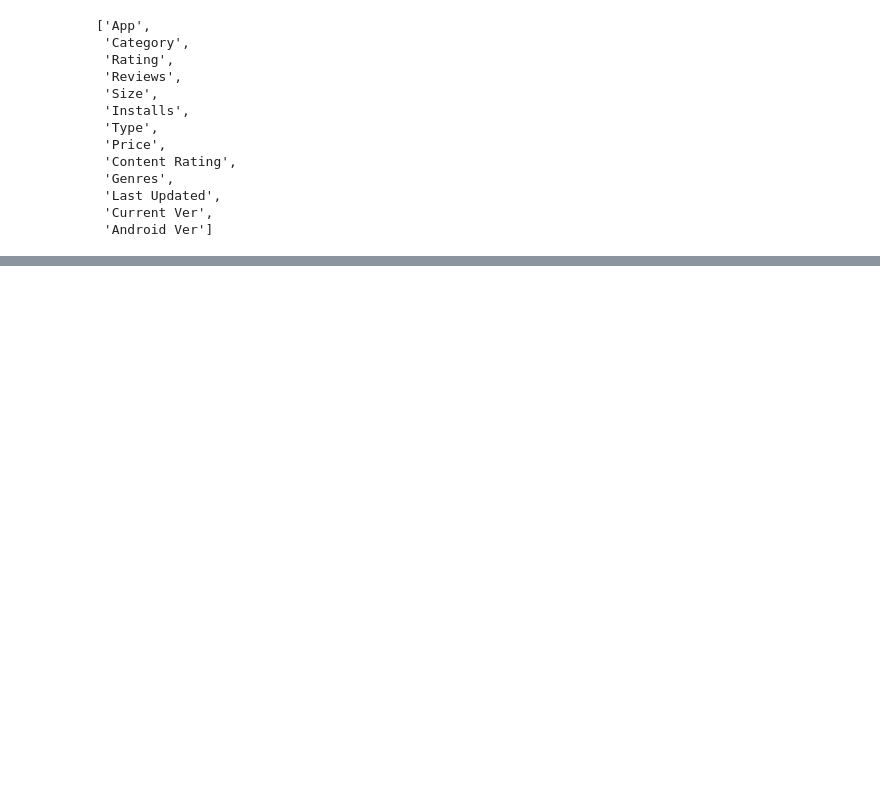
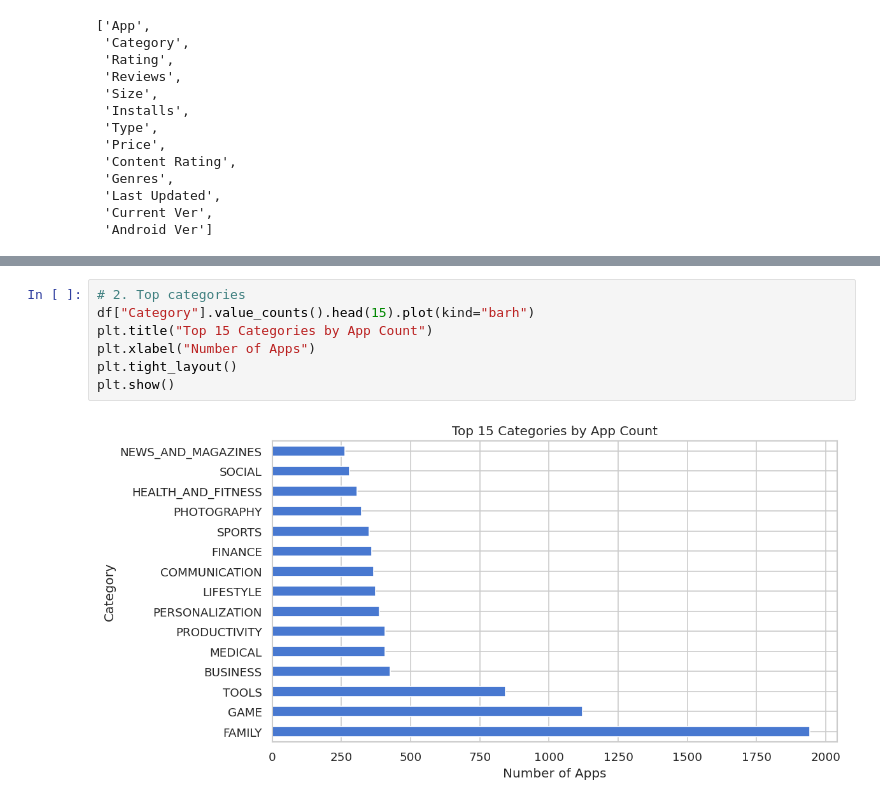
Before and after one commit to waseem-development/AI-NAVTTC, a Jupyter notebook: python/pandas/EDA/Google Play Store Apps Data/main.ipynb, the cells around one changed output, grey strips where cells are left out. Cells and saved outputs as stored; diff of their text form; blank space fills up the shorter version.

```diff
--- a/python/pandas/EDA/Google Play Store Apps Data/main.ipynb
+++ b/python/pandas/EDA/Google Play Store Apps Data/main.ipynb
@@ -157,0 +588,9 @@ df_android_ver_col = df['Android Ver']
+# %%
+# 2. Top categories
+df["Category"].value_counts().head(15).plot(kind="barh")
+plt.title("Top 15 Categories by App Count")
+plt.xlabel("Number of Apps")
+plt.tight_layout()
+plt.show()
+# %% [output]
+[figure, added]
```
Also changed, not shown: parts of 48 cells of this notebook.
